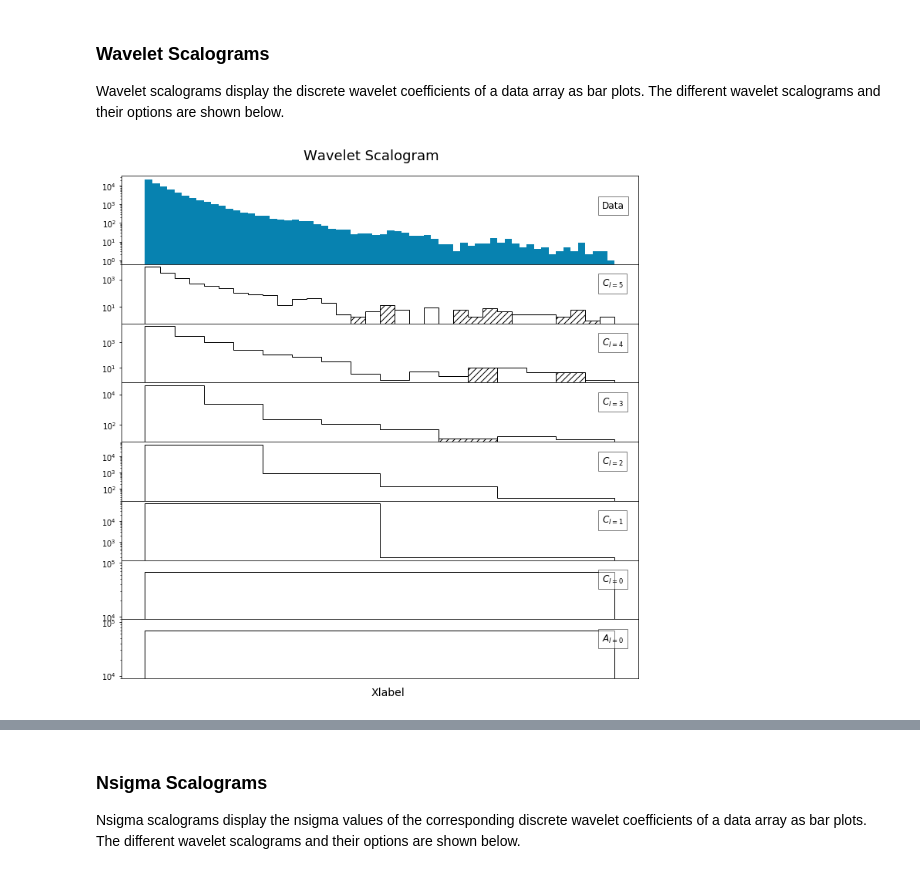
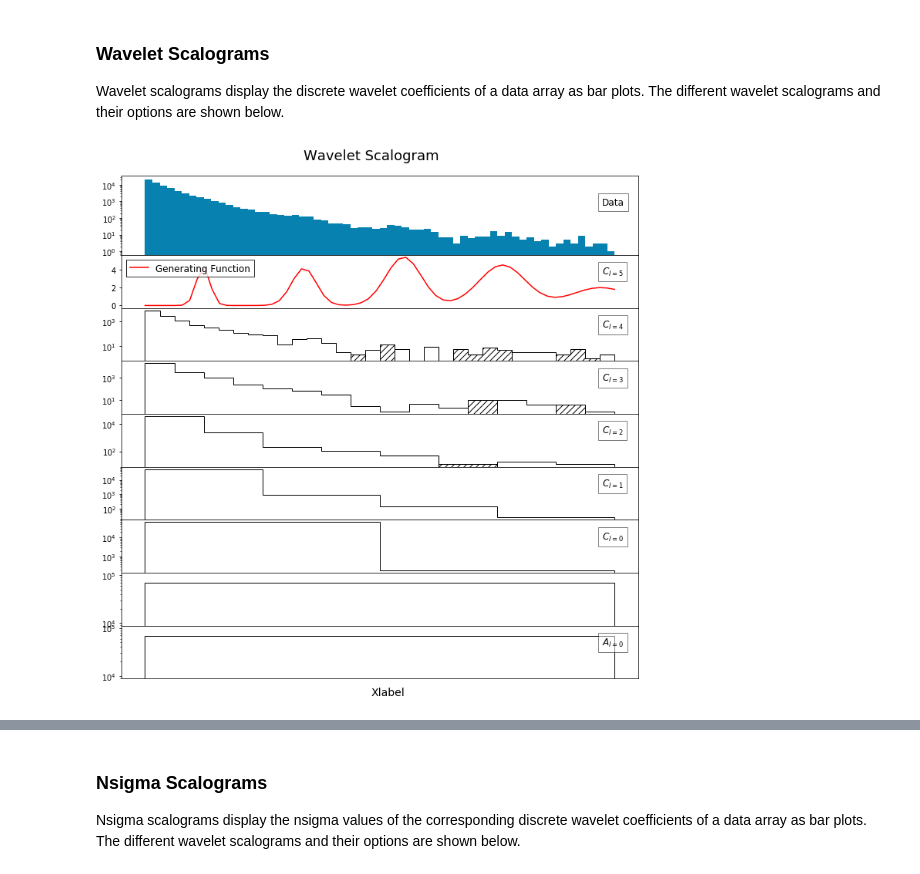
Before and after one commit to alexxromero/kwak_wavelets, a Jupyter notebook: Demo.ipynb, the cells around one changed output, grey strips where cells are left out. Saved outputs shown, nothing was run; the diff lists cells and outputs as text; code cells hidden in the pictures.

```diff
--- a/Demo.ipynb
+++ b/Demo.ipynb
@@ -103,11 +103,14 @@ NsigmaFixedRes_fit = extr_nsets.NsigmaFixedRes_fit
 Wavelet scalograms display the discrete wavelet coefficients of a data array as bar plots.
 The different wavelet scalograms and their options are shown below.
 # %%
-kwak.wScalogram(data=data_signal, firsttrend=True,
+kwak.wScalogram(data=data_signal,
+                hypothesis=hypo_signal,
+                signal_only=genfunc_signal,
+                firsttrend=True,
                 logscale=True, filled=False,
                 title="Wavelet Scalogram",
                 xlabel="Xlabel",
                 outputfile=None)
 # %% [output]
-[figure, old version]
+[figure, new version]
 # %%
```
Also changed, not shown: parts of 1 cell of this notebook, 2 other files.
